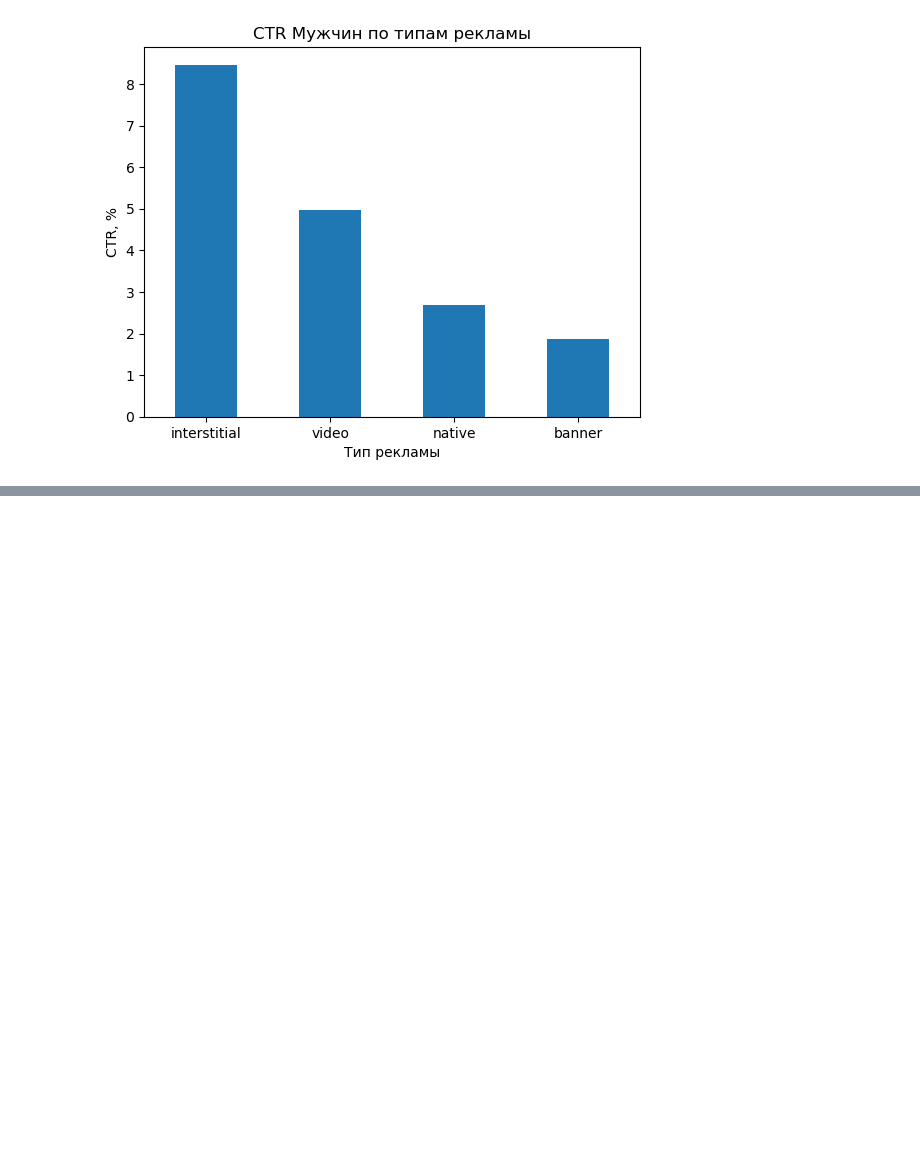
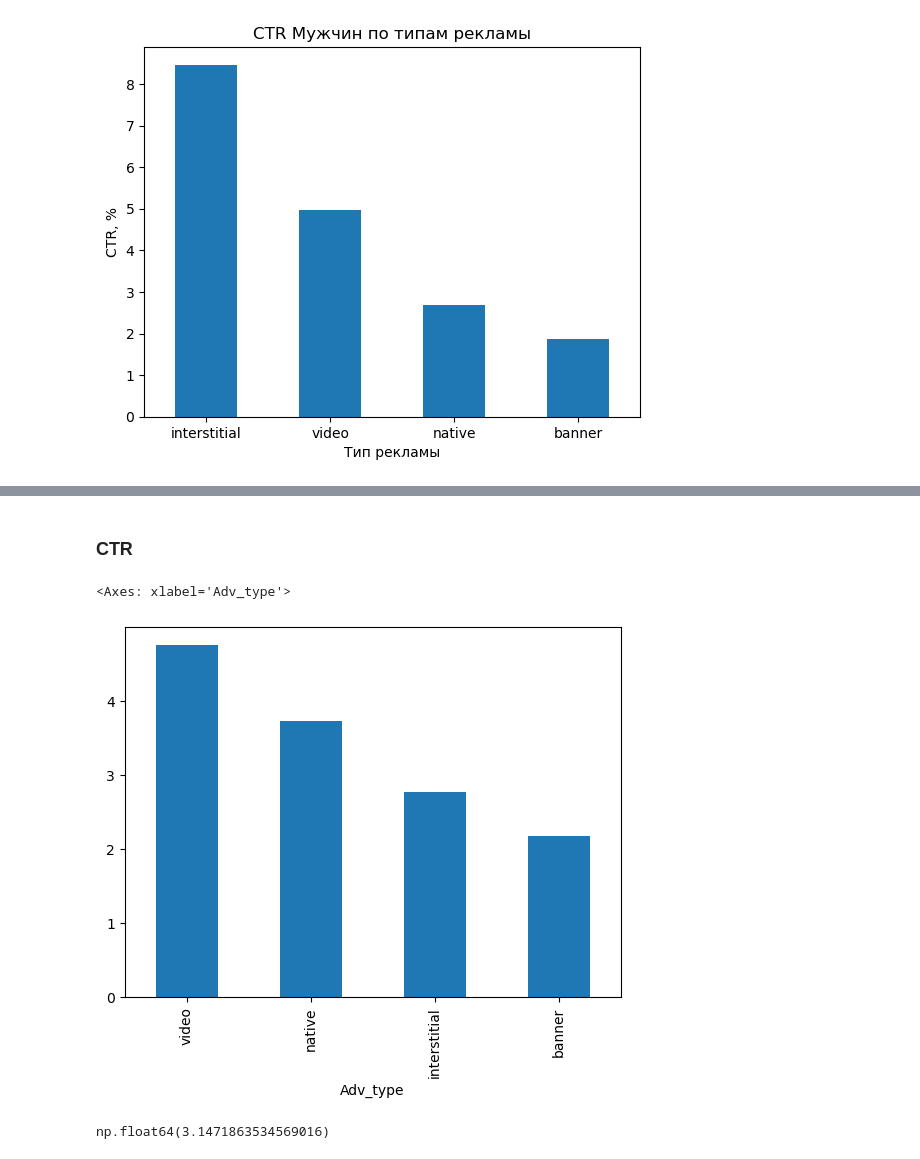
Before and after one commit to fazz0ne/it_funds, a Jupyter notebook: main.ipynb, the cells around one changed output, grey strips where cells are left out. Drawn from its saved outputs; the diff is of its cells as text; code cells hidden in the pictures; blank space fills up the shorter version.

```diff
--- a/main.ipynb
+++ b/main.ipynb
@@ -356,0 +420,11 @@ plt.show()
+# %% [markdown]
+### CTR
+# %%
+results[1]['ctr'].plot(kind = "bar")
+# %% [output]
+<Axes: xlabel='Adv_type'>
+[figure, added]
+# %%
+results[1]['part']
+# %% [output]
+np.float64(3.1471863534569016)
```
Also changed, not shown: parts of 30 cells of this notebook.
